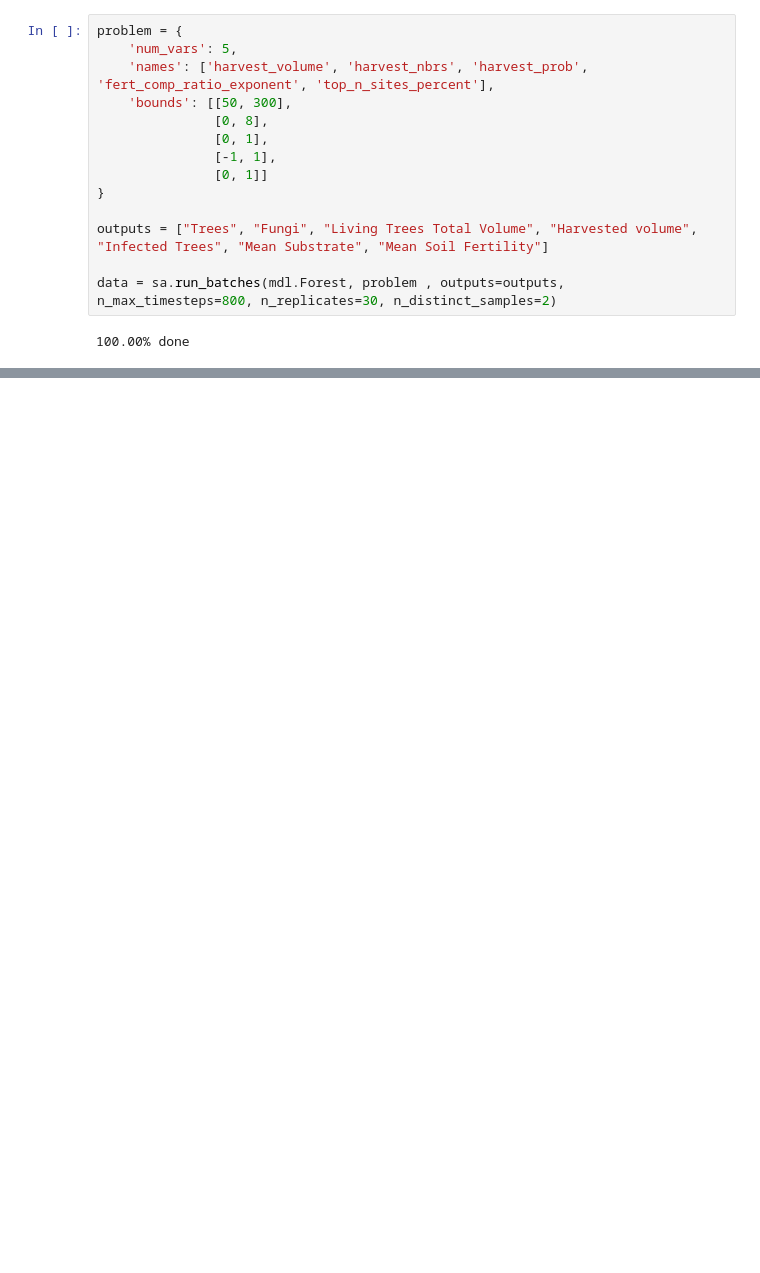
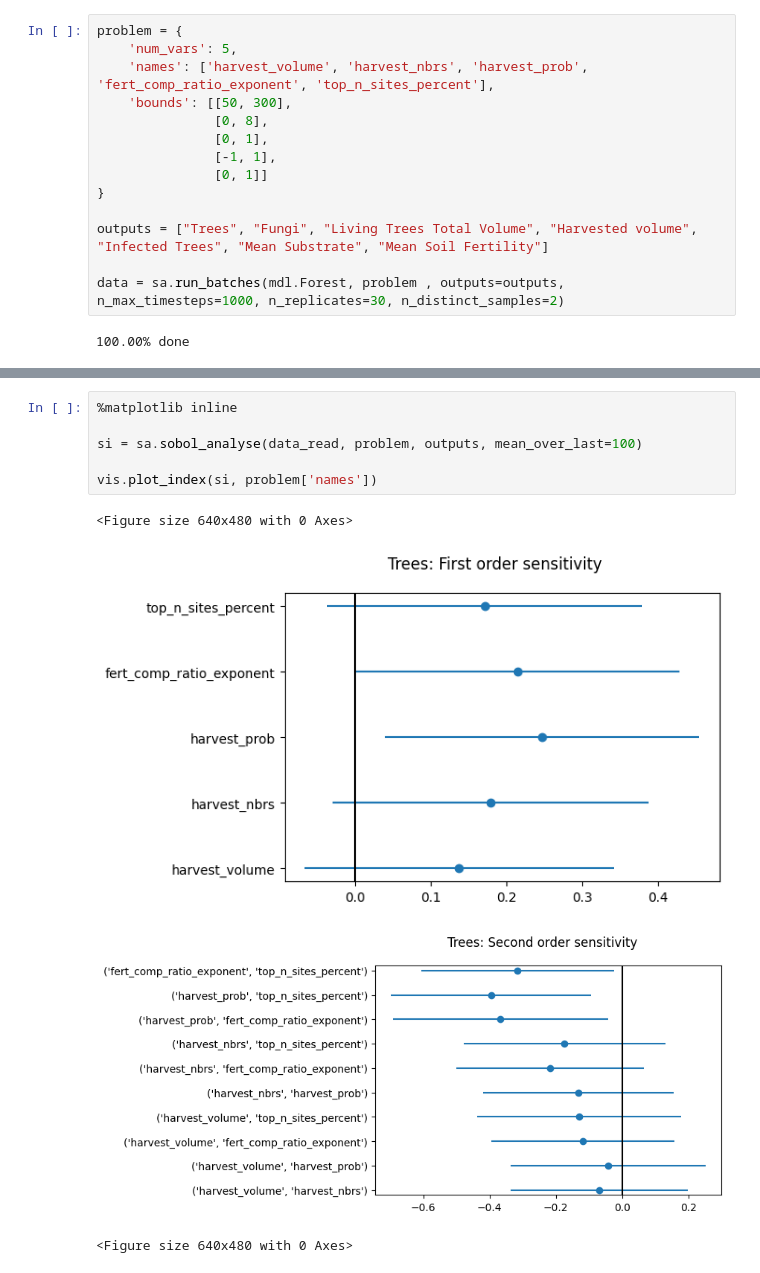
Before and after one commit to mboyan/agent-based-modelling, a Jupyter notebook: Project/ABM_Project.ipynb, the cells around one changed output, grey strips where cells are left out. Saved outputs shown, nothing was run; the diff lists cells and outputs as text; blank space fills up the shorter version.

```diff
--- a/Project/ABM_Project.ipynb
+++ b/Project/ABM_Project.ipynb
@@ -161,7 +168,7 @@ problem = {
 
 outputs = ["Trees", "Fungi", "Living Trees Total Volume", "Harvested volume", "Infected Trees", "Mean Substrate", "Mean Soil Fertility"]
 
-data = sa.run_batches(mdl.Forest, problem , outputs=outputs, n_max_timesteps=800, n_replicates=30, n_distinct_samples=2)
+data = sa.run_batches(mdl.Forest, problem , outputs=outputs, n_max_timesteps=1000, n_replicates=30, n_distinct_samples=2)
 # %% [output]
 100.00% done
 # %%
@@ -205,0 +237,11 @@ data
+# %%
+%matplotlib inline
+
+si = sa.sobol_analyse(data_read, problem, outputs, mean_over_last=100)
+
+vis.plot_index(si, problem['names'])
+# %% [output]
+<Figure size 640x480 with 0 Axes>
+[figure, added]
+[figure, added]
+<Figure size 640x480 with 0 Axes>
```
Also changed, not shown: parts of 11 cells of this notebook, 3 other files.
